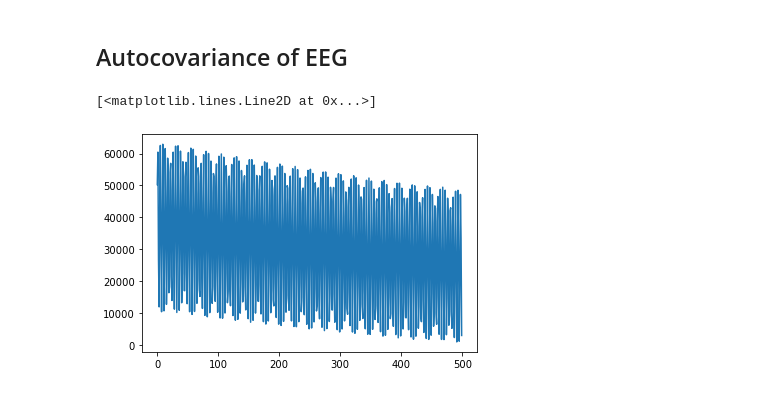
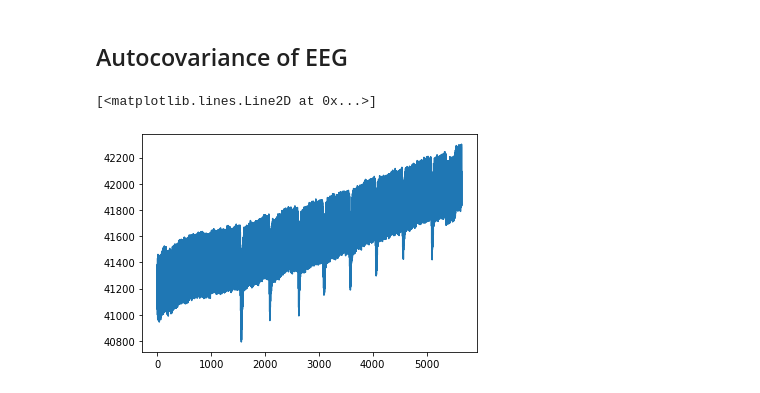
Before and after one commit to AdamVD/EEEE-533-BioSignal-Processing, a Jupyter notebook: practicals/chapter2/notebooks/Chapter 2 Practical.ipynb, the cells around one changed output. Drawn from its saved outputs; the diff is of its cells as text; code cells hidden in the pictures.

Commit message:
EEG raw plot

```diff
--- a/practicals/chapter2/notebooks/Chapter 2 Practical.ipynb
+++ b/practicals/chapter2/notebooks/Chapter 2 Practical.ipynb
@@ -88,5 +90,5 @@ cov_eeg = autocovariance(fp1_electrode)
 # %%
-plt.plot(cov_eeg)
+plt.plot(fp1_electrode)
 # %% [output]
 [<matplotlib.lines.Line2D at 0x...>]
-[figure, old version]
+[figure, new version]
```
Also changed, not shown: parts of 1 cell of this notebook.
